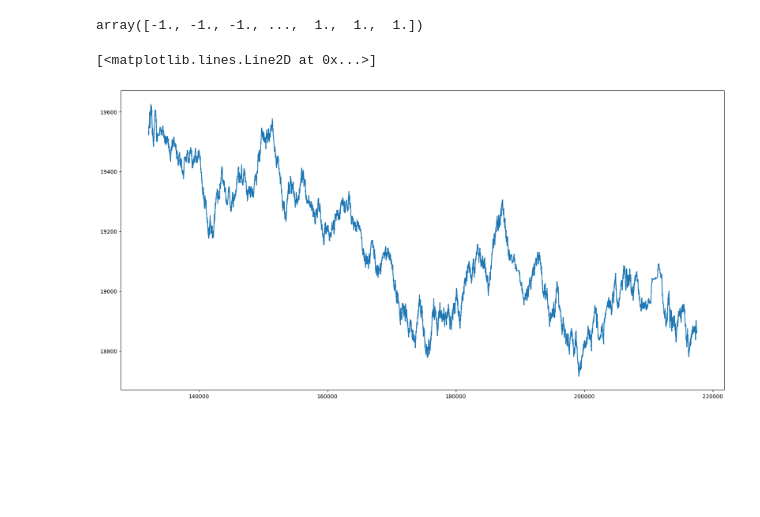
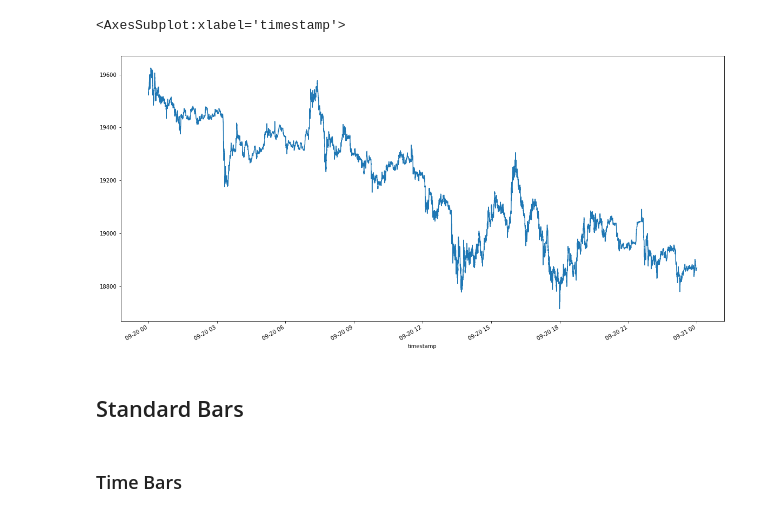
Before and after one commit to ndt93/FinancialML, a Jupyter notebook: notebooks/bars.ipynb, the cells around one changed output. Saved outputs shown, nothing was run; the diff lists cells and outputs as text; code cells hidden in the pictures; blank space fills up the shorter version.

```diff
--- a/notebooks/bars.ipynb
+++ b/notebooks/bars.ipynb
@@ -12,4 +38,9 @@ import data_structures.bars as bars
 # %%
 df = pd.read_csv('../data/trade_20220920.csv')
 df = df[df['symbol'] == 'XBTUSD']
+df['timestamp'] = pd.to_datetime(df['timestamp'].str.slice(0, -3), format='%Y-%m-%dD%H:%M:%S.%f')
+
+ticks = df[['timestamp', 'price', 'foreignNotional']]
+ticks = ticks.rename(columns={'foreignNotional': 'volume'})
+ticks = ticks.reset_index(drop=True)
 # %%
@@ -33,10 +55,9 @@ tick_dirs = bars._compute_tick_rule(df, -1)
-# %%
-tick_dirs
-# %% [output]
-array([-1., -1., -1., ...,  1.,  1.,  1.])
 # %%
-_ = plt.figure(figsize=(20, 10))
-plt.plot(df['price'])
+ticks.set_index('timestamp')['price'].plot(figsize=(20, 10))
 # %% [output]
-[<matplotlib.lines.Line2D at 0x...>]
+<AxesSubplot:xlabel='timestamp'>
-[figure, old version]
+[figure, new version]
+# %% [markdown]
+## Standard Bars
+# %% [markdown]
+### Time Bars
```
Also changed, not shown: parts of 64 cells of this notebook, 3 other files.
